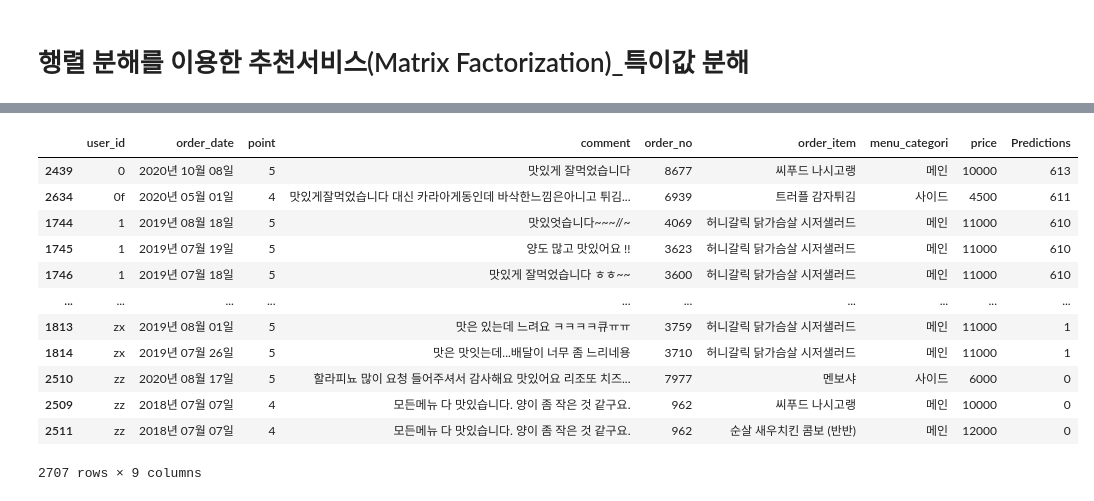
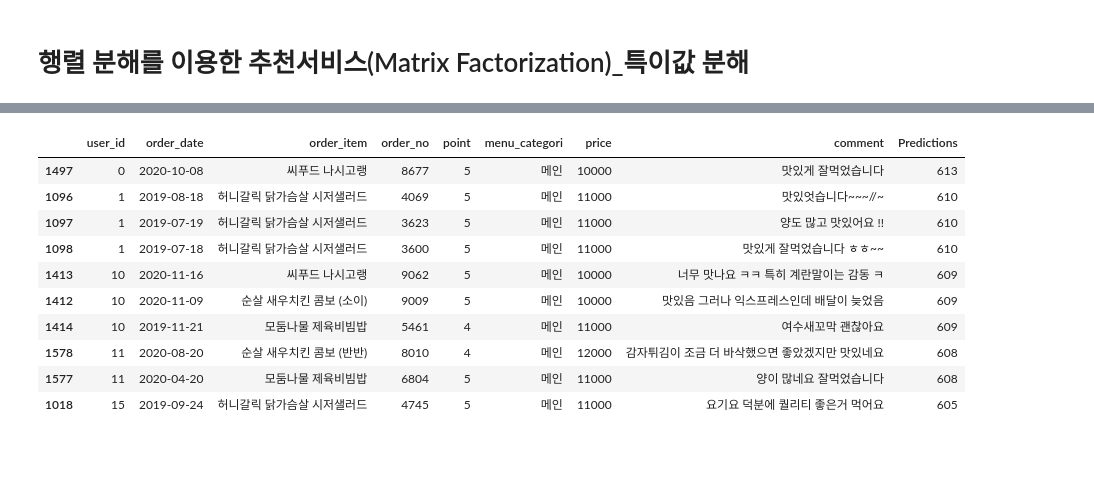
Before and after one commit to lee-dk/Final_Project, a Jupyter notebook: yogiyo/yogiyo(Matrix Factorization).ipynb, the cells around one changed output, grey strips where cells are left out. Cells and saved outputs as stored; diff of their text form; code cells hidden in the pictures; blank space fills up the shorter version.

```diff
--- a/yogiyo/yogiyo(Matrix Factorization).ipynb
+++ b/yogiyo/yogiyo(Matrix Factorization).ipynb
@@ -72,0 +88,11 @@ merge_data#.head(35)
+# %%
+#세분화 작업_메인
+#delete_comment = merge_data
+#delete_comment.drop('comment', axis=1, inplace=True)
+group_data = merge_data[cols].groupby(['menu_categori'])
+
+for key, group in group_data:
+    print('key : ', key)
+    print('number : ', len(group))
+    print(group.head(10))
+    print("\n")
@@ -72,0 +117,5 @@ merge_data#.head(35)
+# %%
+#세분화 작업_메인
+main_menu_group = group_data.get_group('메인')
+main_menu_group#.head()
+#print(main_menu_group.head())
@@ -73,6 +157,6 @@ merge_data#.head(35)
 # %%
 #사용자별 각 메뉴에대한 맛평가 데이터 만들기
-user_menu_rating = merge_data.pivot_table(
+user_menu_rating = main_menu_group.pivot_table(
     'point',
     index = 'user_id',
     columns = 'order_item').fillna(0)
@@ -190,8 +272,8 @@ def recommend_menu(svd_preds, og_user_id, og_order_item, og_point, num_recommend
 
     return user_data, recommendations
 # %%
-already_rated, predictions = recommend_menu(svd_preds, 'dk', merge_data,
-                                            merge_data, 10)
+already_rated, predictions = recommend_menu(svd_preds, 'dk', main_menu_group,
+                                            main_menu_group, 10)
 already_rated = already_rated.sort_values(by='order_no', ascending=False)
 #predictions = predictions.sort_values(by='order_no', ascending=False)
 # %%
@@ -217,16 +299,14 @@ already_rated
 # %%
-predictions#.head(10)
+predictions.head(10)
 # %% [output]
-|  | user_id | order_date | point | comment | order_no | order_item | menu_categori | price | Predictions |
-| 2439 | 0 | 2020년 10월 08일 | 5 | 맛있게 잘먹었습니다 | 8677 | 씨푸드 나시고랭 | 메인 | 10000 | 613 |
-| 2634 | 0f | 2020년 05월 01일 | 4 | 맛있게잘먹었습니다 대신 카라아게동인데 바삭한느낌은아니고 튀김... | 6939 | 트러플 감자튀김 | 사이드 | 4500 | 611 |
-| 1744 | 1 | 2019년 08월 18일 | 5 | 맛있엇습니다~~~//~ | 4069 | 허니갈릭 닭가슴살 시저샐러드 | 메인 | 11000 | 610 |
-| 1745 | 1 | 2019년 07월 19일 | 5 | 양도 많고 맛있어요 !! | 3623 | 허니갈릭 닭가슴살 시저샐러드 | 메인 | 11000 | 610 |
-| 1746 | 1 | 2019년 07월 18일 | 5 | 맛있게 잘먹었습니다 ㅎㅎ~~ | 3600 | 허니갈릭 닭가슴살 시저샐러드 | 메인 | 11000 | 610 |
-| ... | ... | ... | ... | ... | ... | ... | ... | ... | ... |
-| 1813 | zx | 2019년 08월 01일 | 5 | 맛은 있는데 느려요 ㅋㅋㅋㅋ큐ㅠㅠ | 3759 | 허니갈릭 닭가슴살 시저샐러드 | 메인 | 11000 | 1 |
-| 1814 | zx | 2019년 07월 26일 | 5 | 맛은 맛잇는데...배달이 너무 좀 느리네용 | 3710 | 허니갈릭 닭가슴살 시저샐러드 | 메인 | 11000 | 1 |
-| 2510 | zz | 2020년 08월 17일 | 5 | 할라피뇨 많이 요청 들어주셔서 감사해요 맛있어요 리조또 치즈... | 7977 | 멘보샤 | 사이드 | 6000 | 0 |
-| 2509 | zz | 2018년 07월 07일 | 4 | 모든메뉴 다 맛있습니다. 양이 좀 작은 것 같구요. | 962 | 씨푸드 나시고랭 | 메인 | 10000 | 0 |
-| 2511 | zz | 2018년 07월 07일 | 4 | 모든메뉴 다 맛있습니다. 양이 좀 작은 것 같구요. | 962 | 순살 새우치킨 콤보 (반반) | 메인 | 12000 | 0 |
+|  | user_id | order_date | order_item | order_no | point | menu_categori | price | comment | Predictions |
+| 1497 | 0 | 2020-10-08 | 씨푸드 나시고랭 | 8677 | 5 | 메인 | 10000 | 맛있게 잘먹었습니다 | 613 |
+| 1096 | 1 | 2019-08-18 | 허니갈릭 닭가슴살 시저샐러드 | 4069 | 5 | 메인 | 11000 | 맛있엇습니다~~~//~ | 610 |
+| 1097 | 1 | 2019-07-19 | 허니갈릭 닭가슴살 시저샐러드 | 3623 | 5 | 메인 | 11000 | 양도 많고 맛있어요 !! | 610 |
+| 1098 | 1 | 2019-07-18 | 허니갈릭 닭가슴살 시저샐러드 | 3600 | 5 | 메인 | 11000 | 맛있게 잘먹었습니다 ㅎㅎ~~ | 610 |
+| 1413 | 10 | 2020-11-16 | 씨푸드 나시고랭 | 9062 | 5 | 메인 | 10000 | 너무 맛나요 ㅋㅋ 특히 계란말이는 감동 ㅋ | 609 |
+| 1412 | 10 | 2020-11-09 | 순살 새우치킨 콤보 (소이) | 9009 | 5 | 메인 | 10000 | 맛있음 그러나 익스프레스인데 배달이 늦었음 | 609 |
+| 1414 | 10 | 2019-11-21 | 모둠나물 제육비빔밥 | 5461 | 4 | 메인 | 11000 | 여수새꼬막 괜찮아요 | 609 |
+| 1578 | 11 | 2020-08-20 | 순살 새우치킨 콤보 (반반) | 8010 | 4 | 메인 | 12000 | 감자튀김이 조금 더 바삭했으면 좋았겠지만 맛있네요 | 608 |
+| 1577 | 11 | 2020-04-20 | 모둠나물 제육비빔밥 | 6804 | 5 | 메인 | 11000 | 양이 많네요 잘먹었습니다 | 608 |
+| 1018 | 15 | 2019-09-24 | 허니갈릭 닭가슴살 시저샐러드 | 4745 | 5 | 메인 | 11000 | 요기요 덕분에 퀄리티 좋은거 먹어요 | 605 |
-2707 rows × 9 columns
```
Also changed, not shown: parts of 15 cells of this notebook.
